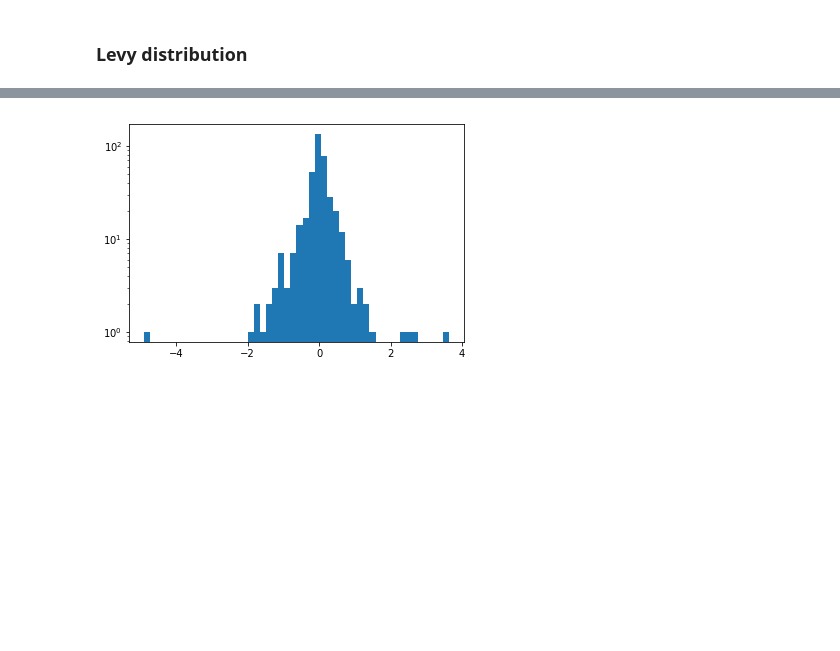
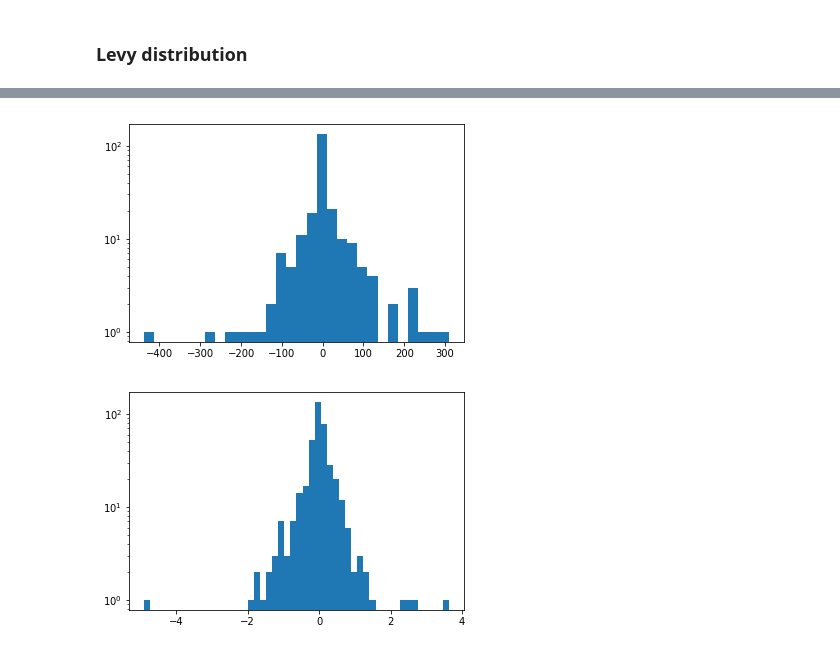
Before and after one commit to matuteiglesias/French_exports_bkp, a Jupyter notebook: code/notebooks/Gabaix numerical tests.ipynb, the cells around one changed output, grey strips where cells are left out. Cells and saved outputs as stored; diff of their text form; code cells hidden in the pictures; blank space fills up the shorter version.

```diff
--- a/code/notebooks/Gabaix numerical tests.ipynb
+++ b/code/notebooks/Gabaix numerical tests.ipynb
@@ -152,3 +184,10 @@ plt.show()
+# %%
+#Supposedly Levy distribution ~ power law tail with exponent Zeta
+plt.hist(df['s_n/a_n'], 30)
+plt.yscale('log')
+plt.show()
+# %% [output]
+[figure, added]
 # %%
 plt.hist(g_rates[1500], 50)
 plt.yscale('log')
```
Also changed, not shown: parts of 29 cells of this notebook.
